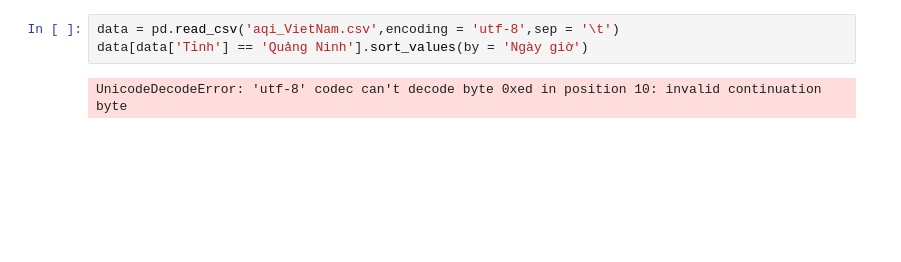
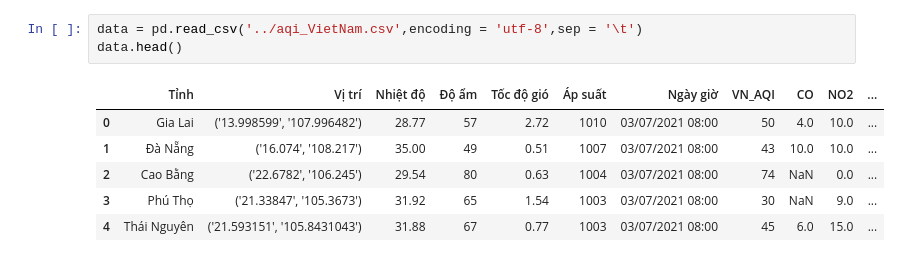
Before and after one commit to templarassVN/Data-About-VietNam, a Jupyter notebook: WorkPlace/Work.ipynb, the cells around one changed output. Drawn from its saved outputs; the diff is of its cells as text; blank space fills up the shorter version.

```diff
--- a/WorkPlace/Work.ipynb
+++ b/WorkPlace/Work.ipynb
@@ -4,5 +22,10 @@ import numpy as np
 # %%
-data = pd.read_csv('aqi_VietNam.csv',encoding = 'utf-8',sep = '\t')
-data[data['Tỉnh'] == 'Quảng Ninh'].sort_values(by = 'Ngày giờ')
+data = pd.read_csv('../aqi_VietNam.csv',encoding = 'utf-8',sep = '\t')
+data.head()
 # %% [output]
-UnicodeDecodeError: 'utf-8' codec can't decode byte 0xed in position 10: invalid continuation byte
+|  | Tỉnh | Vị trí | Nhiệt độ | Độ ẩm | Tốc độ gió | Áp suất | Ngày giờ | VN_AQI | CO | NO2 | ... |
+| 0 | Gia Lai | ('13.998599', '107.996482') | 28.77 | 57 | 2.72 | 1010 | 03/07/2021 08:00 | 50 | 4.0 | 10.0 | ... |
+| 1 | Ðà Nẵng | ('16.074', '108.217') | 35.00 | 49 | 0.51 | 1007 | 03/07/2021 08:00 | 43 | 10.0 | 10.0 | ... |
+| 2 | Cao Bằng | ('22.6782', '106.245') | 29.54 | 80 | 0.63 | 1004 | 03/07/2021 08:00 | 74 | NaN | 0.0 | ... |
+| 3 | Phú Thọ | ('21.33847', '105.3673') | 31.92 | 65 | 1.54 | 1003 | 03/07/2021 08:00 | 30 | NaN | 9.0 | ... |
+| 4 | Thái Nguyên | ('21.593151', '105.8431043') | 31.88 | 67 | 0.77 | 1003 | 03/07/2021 08:00 | 45 | 6.0 | 15.0 | ... |
```
Also changed, not shown: parts of 16 cells of this notebook, 2 other files.
